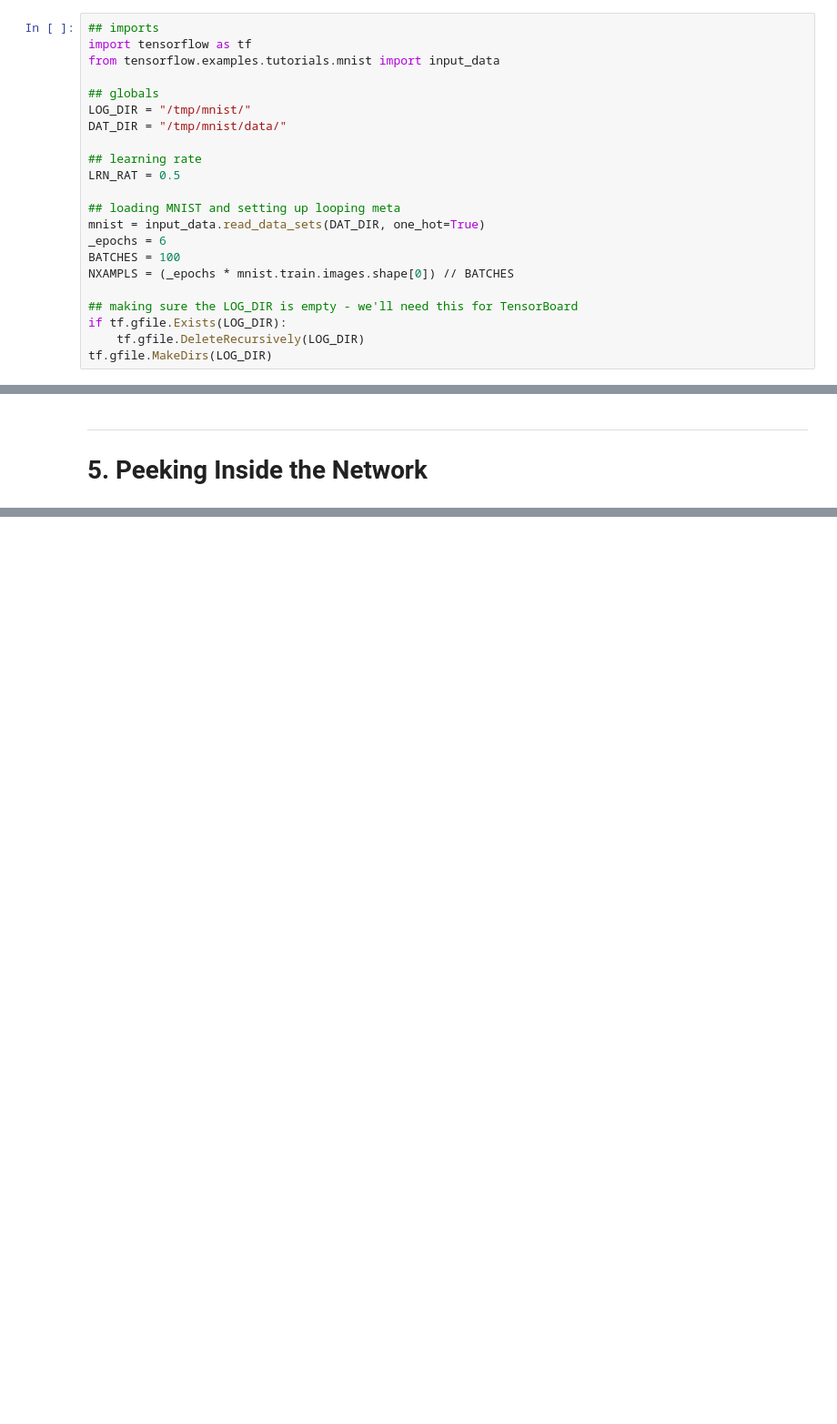
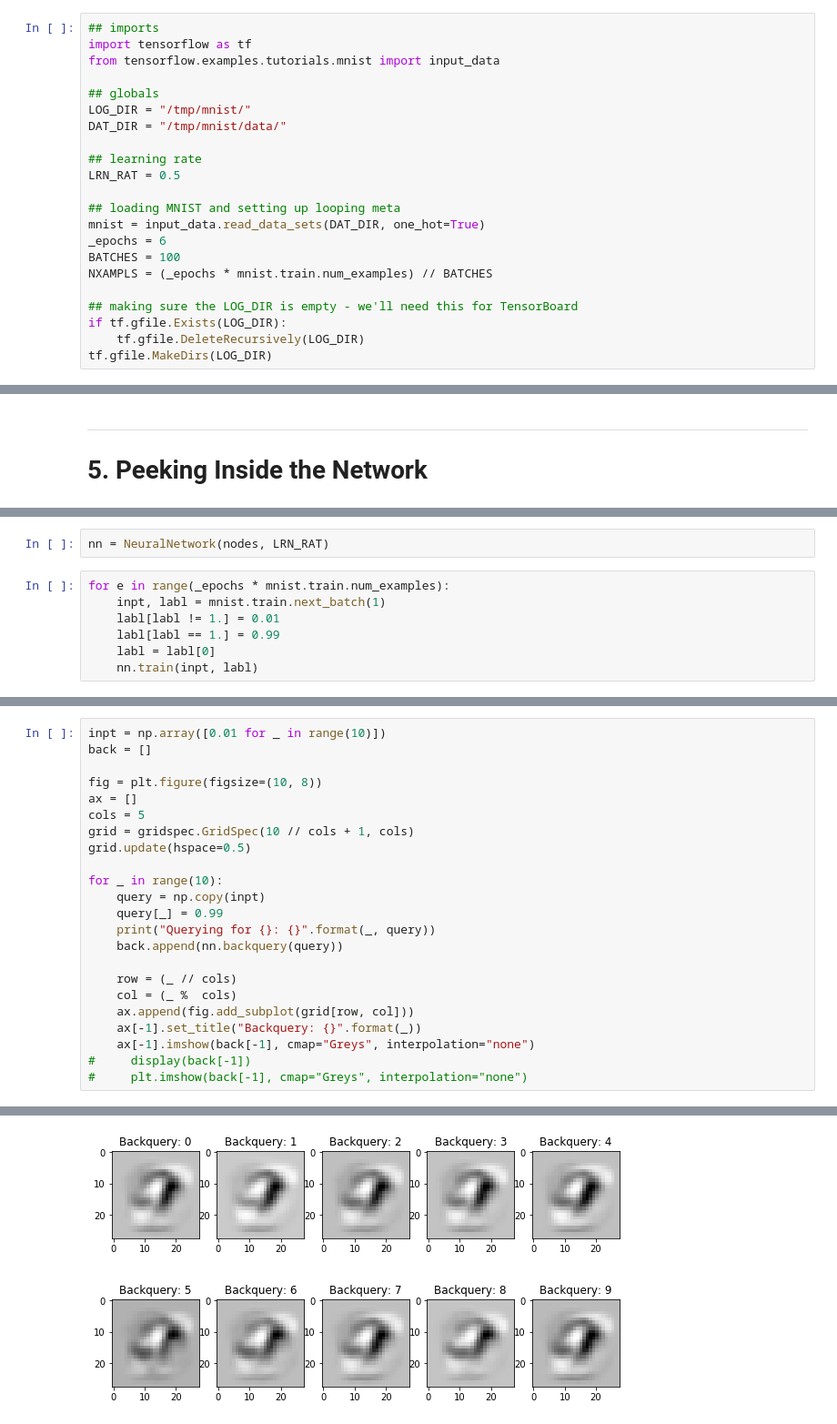
Before and after one commit to ucfai/meetings, a Jupyter notebook: sp18/02-lab-building-an-extensible-ann-soln.ipynb, the cells around one changed output, grey strips where cells are left out. Shown at 91% size. Cells and saved outputs as stored; diff of their text form; blank space fills up the shorter version.

```diff
--- a/sp18/02-lab-building-an-extensible-ann-soln.ipynb
+++ b/sp18/02-lab-building-an-extensible-ann-soln.ipynb
@@ -113,7 +113,7 @@ LRN_RAT = 0.5
 mnist = input_data.read_data_sets(DAT_DIR, one_hot=True)
 _epochs = 6
 BATCHES = 100
-NXAMPLS = (_epochs * mnist.train.images.shape[0]) // BATCHES
+NXAMPLS = (_epochs * mnist.train.num_examples) // BATCHES
 
 ## making sure the LOG_DIR is empty - we'll need this for TensorBoard
 if tf.gfile.Exists(LOG_DIR):
@@ -370,0 +445,9 @@ NameError: name 'tf' is not defined
+# %%
+nn = NeuralNetwork(nodes, LRN_RAT)
+# %%
+for e in range(_epochs * mnist.train.num_examples):
+    inpt, labl = mnist.train.next_batch(1)
+    labl[labl != 1.] = 0.01
+    labl[labl == 1.] = 0.99
+    labl = labl[0]
+    nn.train(inpt, labl)
@@ -370,0 +486,24 @@ NameError: name 'tf' is not defined
+# %%
+inpt = np.array([0.01 for _ in range(10)])
+back = []
+
+fig = plt.figure(figsize=(10, 8))
+ax = []
+cols = 5
+grid = gridspec.GridSpec(10 // cols + 1, cols)
+grid.update(hspace=0.5)
+
+for _ in range(10):
+    query = np.copy(inpt)
+    query[_] = 0.99
+    print("Querying for {}: {}".format(_, query))
+    back.append(nn.backquery(query))
+
+    row = (_ // cols)
+    col = (_ %  cols)
+    ax.append(fig.add_subplot(grid[row, col]))
+    ax[-1].set_title("Backquery: {}".format(_))
+    ax[-1].imshow(back[-1], cmap="Greys", interpolation="none")
+#     display(back[-1])
+#     plt.imshow(back[-1], cmap="Greys", interpolation="none")
+# %% [output]
@@ -370,0 +520 @@ NameError: name 'tf' is not defined
+[figure, added]
```
Also changed, not shown: parts of 9 cells of this notebook, 5 other files.
